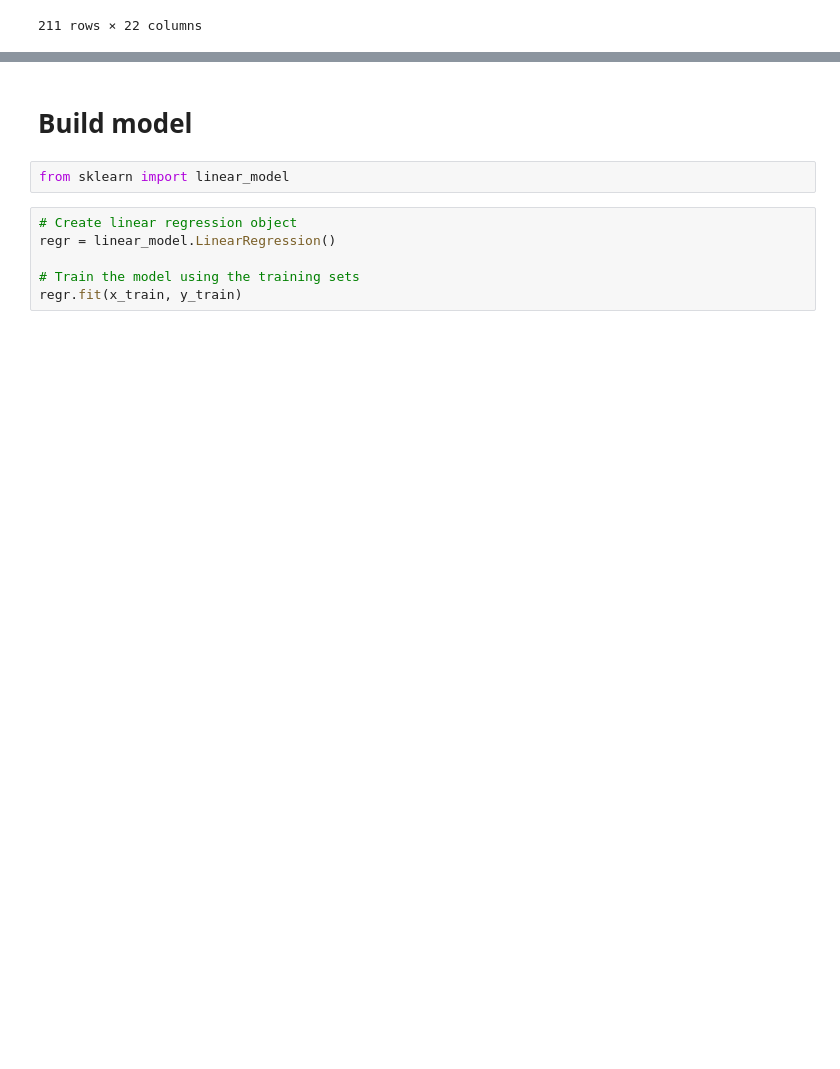
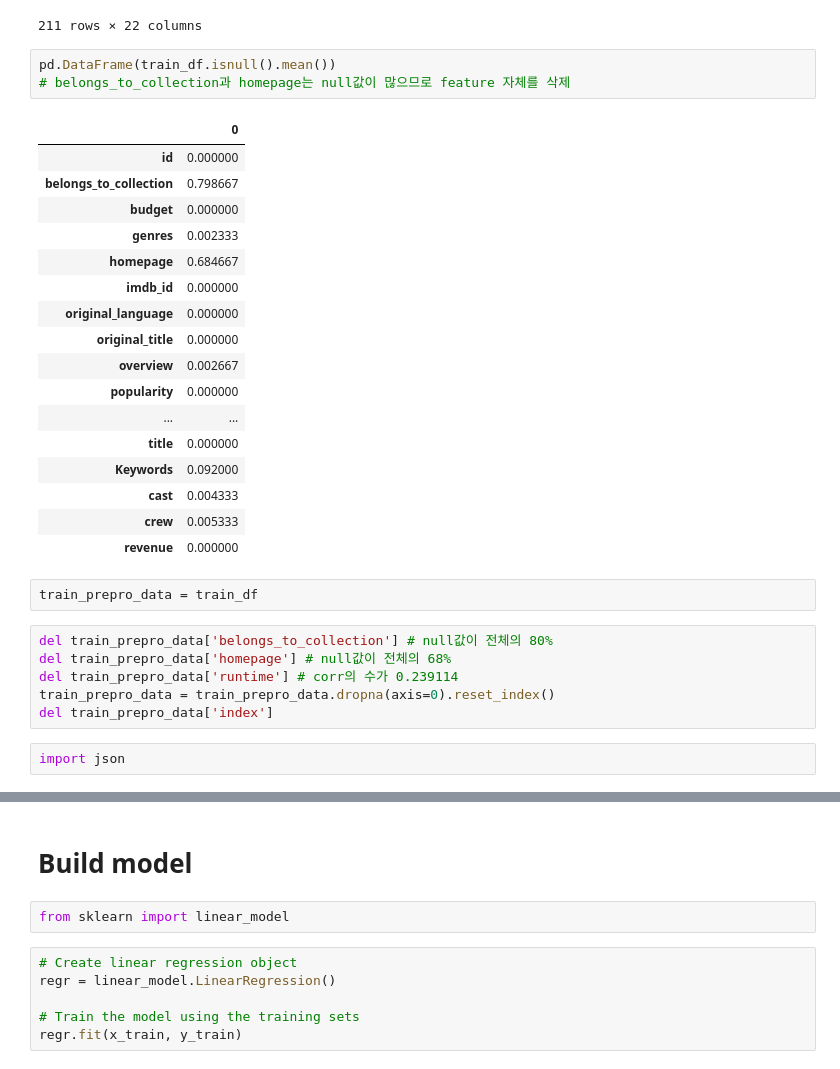
Before and after one commit to JONGSKY/data_science_kaggle, a Jupyter notebook: tmdb_box_office_prediction/code/Untitled.ipynb, the cells around one changed output, grey strips where cells are left out. Saved outputs shown, nothing was run; the diff lists cells and outputs as text; blank space fills up the shorter version.

```diff
--- a/tmdb_box_office_prediction/code/Untitled.ipynb
+++ b/tmdb_box_office_prediction/code/Untitled.ipynb
@@ -197,3 +215,34 @@ test_df[test_df['release_date']>'2019-01-01']
 | 4346 | 7347 | NaN | 5600000 | [{'id': 28, 'name': 'Action'}, {'... | NaN | tt0059797 | en | Those Magnificent Men in Their Fl... | ... |
 | 4397 | 7398 | NaN | 64000 | [{'id': 18, 'name': 'Drama'}] | NaN | tt0056663 | fr | Vivre sa vie: film en douze tableaux | ... |
 211 rows × 22 columns
+# %%
+pd.DataFrame(train_df.isnull().mean())
+# belongs_to_collection과 homepage는 null값이 많으므로 feature 자체를 삭제
+# %% [output]
+|  | 0 |
+| id | 0.000000 |
+| belongs_to_collection | 0.798667 |
+| budget | 0.000000 |
+| genres | 0.002333 |
+| homepage | 0.684667 |
+| imdb_id | 0.000000 |
+| original_language | 0.000000 |
+| original_title | 0.000000 |
+| overview | 0.002667 |
+| popularity | 0.000000 |
+| ... | ... |
+| title | 0.000000 |
+| Keywords | 0.092000 |
+| cast | 0.004333 |
+| crew | 0.005333 |
+| revenue | 0.000000 |
+# %%
+train_prepro_data = train_df
+# %%
+del train_prepro_data['belongs_to_collection'] # null값이 전체의 80%
+del train_prepro_data['homepage'] # null값이 전체의 68%
+del train_prepro_data['runtime'] # corr의 수가 0.239114
+train_prepro_data = train_prepro_data.dropna(axis=0).reset_index()
+del train_prepro_data['index']
+# %%
+import json
```
Also changed, not shown: parts of 13 cells of this notebook.
